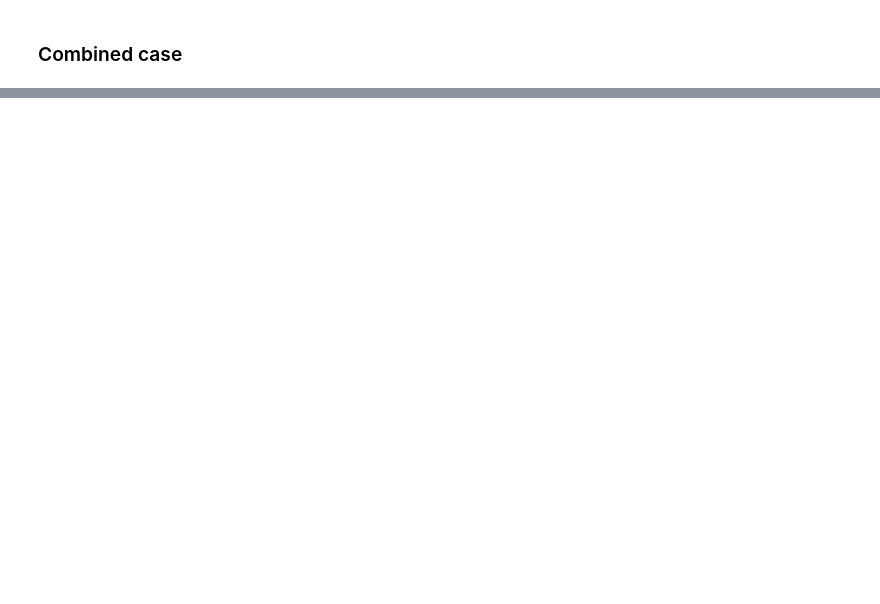
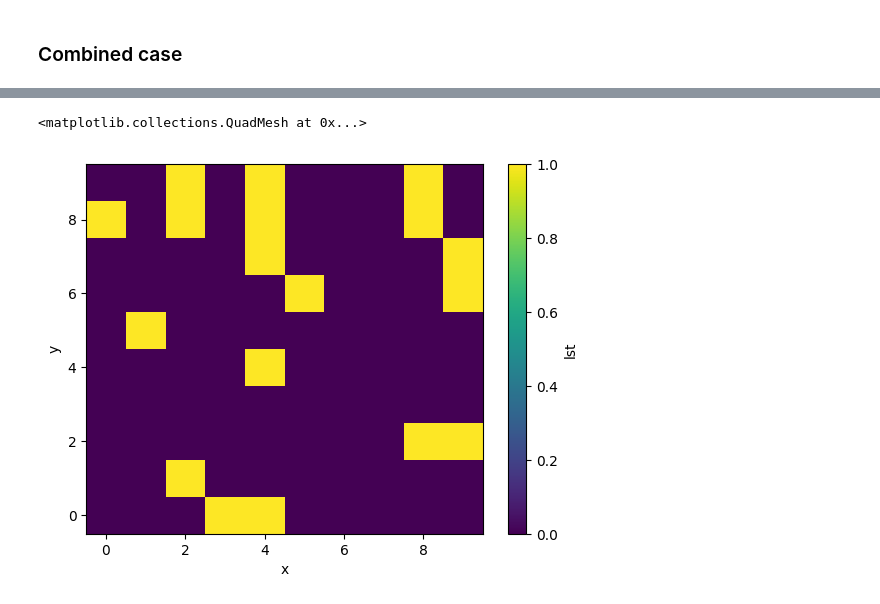
Before and after one commit to CNES/sweat, a Jupyter notebook: notebooks/common/filtering.ipynb, the cells around one changed output, grey strips where cells are left out. Drawn from its saved outputs; the diff is of its cells as text; code cells hidden in the pictures; blank space fills up the shorter version.

```diff
--- a/notebooks/common/filtering.ipynb
+++ b/notebooks/common/filtering.ipynb
@@ -121,0 +204,6 @@ valid.plot(cmap=cmap, norm=norm)
+# %%
+nan_mask = filter.detect_nan_pixels(data, ["lst"])
+nan_mask.plot()
+# %% [output]
+<matplotlib.collections.QuadMesh at 0x...>
+[figure, added]
```
Also changed, not shown: parts of 24 cells of this notebook, 5 other files.
